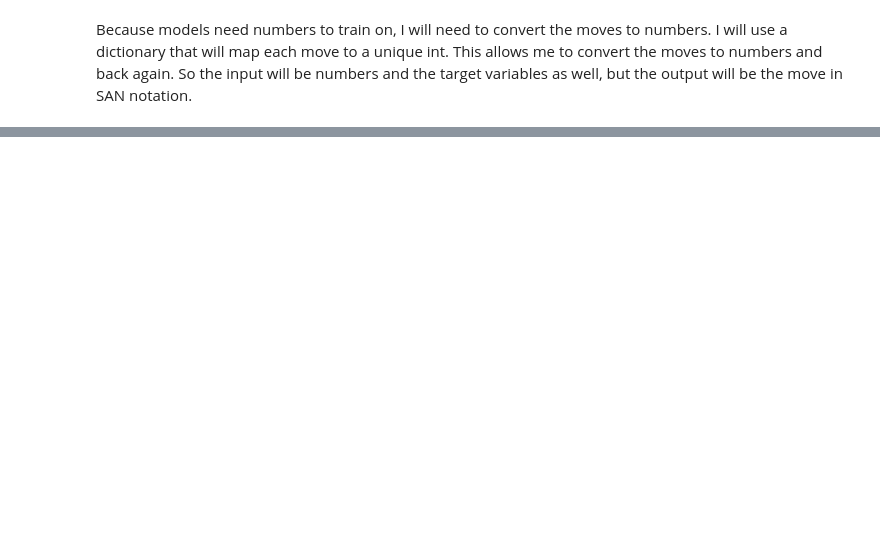
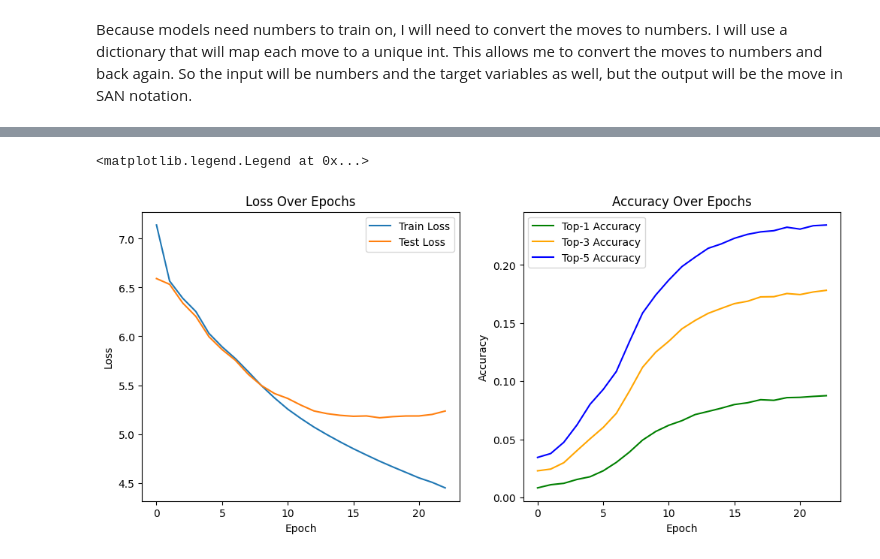
Before and after one commit to anass1090/chessmoves_predictor, a Jupyter notebook: EDA.ipynb, the cells around one changed output, grey strips where cells are left out. Saved outputs shown, nothing was run; the diff lists cells and outputs as text; code cells hidden in the pictures; blank space fills up the shorter version.

```diff
--- a/EDA.ipynb
+++ b/EDA.ipynb
@@ -420,0 +760,13 @@ This is a classification problem, where I need to classify the next move based o
+# %%
+def collateCombined(batch, pad_idx):
+    # Unpack all 5 fields from each item in the batch
+    move_seqs, lengths, boards, features, targets = zip(*batch)
+
+    # Pad move sequences to max length in batch
+    move_seqs_padded = pad_sequence(move_seqs, batch_first=True, padding_value=pad_idx)
+    lengths = torch.tensor(lengths, dtype=torch.long)
+    boards = torch.stack(boards)             # (B, 12, 8, 8)
+    features = torch.stack(features)         # (B, 8)
+    targets = torch.tensor(targets, dtype=torch.long)
+
+    return move_seqs_padded, lengths, boards, features, targets
@@ -420,0 +907,57 @@ This is a classification problem, where I need to classify the next move based o
+# %%
+json_path = "../Chess_visualization/data/lichess_move_dataset.json"
+vocab = build_vocab(json_path)
+dataset = ChessMoveDatasetCombined(json_path, vocab)
+
+train_idx, test_idx = train_test_split(list(range(len(dataset))), test_size=0.2, random_state=42)
+train_dataset = Subset(dataset, train_idx)
+test_dataset = Subset(dataset, test_idx)
+pad_idx = vocab["<PAD>"]
+collate_fn = partial(collateCombined, pad_idx=pad_idx)
+
+train_loader = DataLoader(
+    train_dataset,
+    batch_size=4092,
+    shuffle=True,
+    num_workers=12,
+    pin_memory=True,
+    collate_fn=collate_fn
+)
+
+test_loader = DataLoader(
+    test_dataset,
+    batch_size=4092,
+    num_workers=12,
+    pin_memory=True,
+    collate_fn=collate_fn
+)
+
+model = LSTMPlusPositionModel(vocab_size=len(vocab))
+history = train_combined_model(
+    model,
+    train_loader,
+    test_loader,
+    epochs=100,
+    patience=5,
+    save_best_path="../Chess_visualization/models/lstm.pt"
+)
+
+# Plot results
+plt.figure(figsize=(12, 5))
+plt.subplot(1, 2, 1)
+plt.plot(history["train_loss"], label="Train Loss")
+plt.plot(history["test_loss"], label="Test Loss")
+plt.xlabel("Epoch")
+plt.ylabel("Loss")
+plt.title("Loss Over Epochs")
+plt.legend()
+
+plt.subplot(1, 2, 2)
+plt.plot(history["test_acc"], label="Top-1 Accuracy", color='green')
+plt.plot(history["test_acc_top3"], label="Top-3 Accuracy", color='orange')
+plt.plot(history["test_acc_top5"], label="Top-5 Accuracy", color='blue')
+plt.xlabel("Epoch")
+plt.ylabel("Accuracy")
+plt.title("Accuracy Over Epochs")
+plt.legend()
+# %% [output]
@@ -420,0 +981,2 @@ This is a classification problem, where I need to classify the next move based o
+<matplotlib.legend.Legend at 0x...>
+[figure, added]
```
Also changed, not shown: parts of 20 cells of this notebook.
